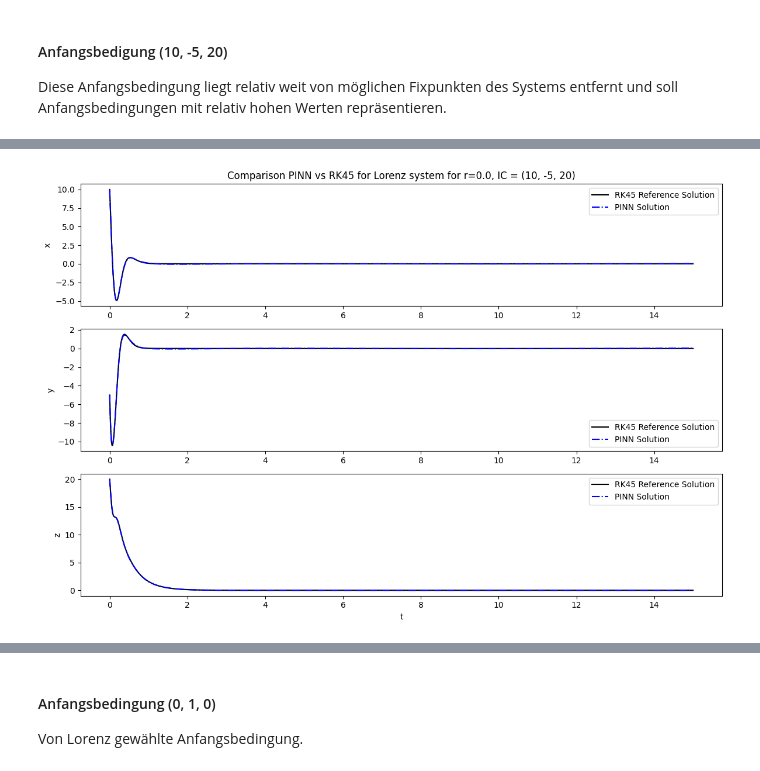
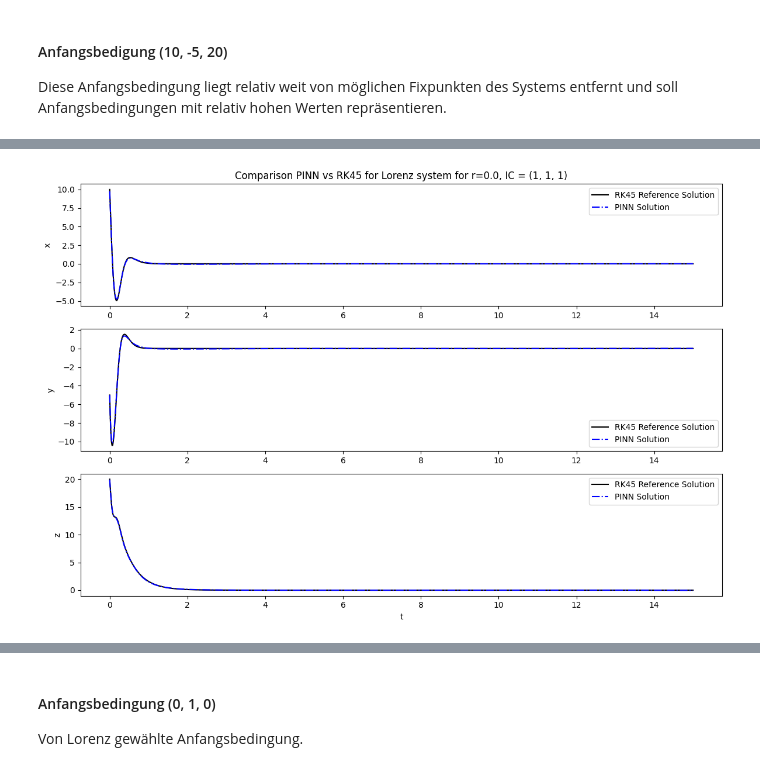
Before and after one commit to Fiinleyyy/PINNs_chaotic_DHBW_student_research, a Jupyter notebook: pinn_non_chaotic_investigation.ipynb, the cells around one changed output, grey strips where cells are left out. Saved outputs shown, nothing was run; the diff lists cells and outputs as text; code cells hidden in the pictures.

```diff
--- a/pinn_non_chaotic_investigation.ipynb
+++ b/pinn_non_chaotic_investigation.ipynb
@@ -307,15 +323,15 @@ y_pinn_high_IC_r0, phys_loss_high_IC_r0 = pinn.pinn_predict(model_high_IC_r0, t_
 ic_mse_high_IC_r0 = pinn_ic_mse(sol_rk45_high_IC_r0, y_pinn_high_IC_r0)
 reference_mse_high_IC_r0 = pinn_reference_mse(sol_rk45_high_IC_r0, y_pinn_high_IC_r0)
 # %%
-title = f"Comparison PINN vs RK45 for Lorenz system for r={B_0}, IC = (10, -5, 20)"
+title = f"Comparison PINN vs RK45 for Lorenz system for r={B_0}, IC = (1, 1, 1)"
 x_y_z_plotter(
     t_eval=t_eval,
     solution_rk45=sol_rk45_high_IC_r0,
     pinn_solution=y_pinn_high_IC_r0,
     title=title
 )
 # %% [output]
-[figure, old version]
+[figure, new version]
 # %%
 pinn.train(
     model_high_IC_r1,
```
Also changed, not shown: parts of 31 cells of this notebook, 8 other files.
